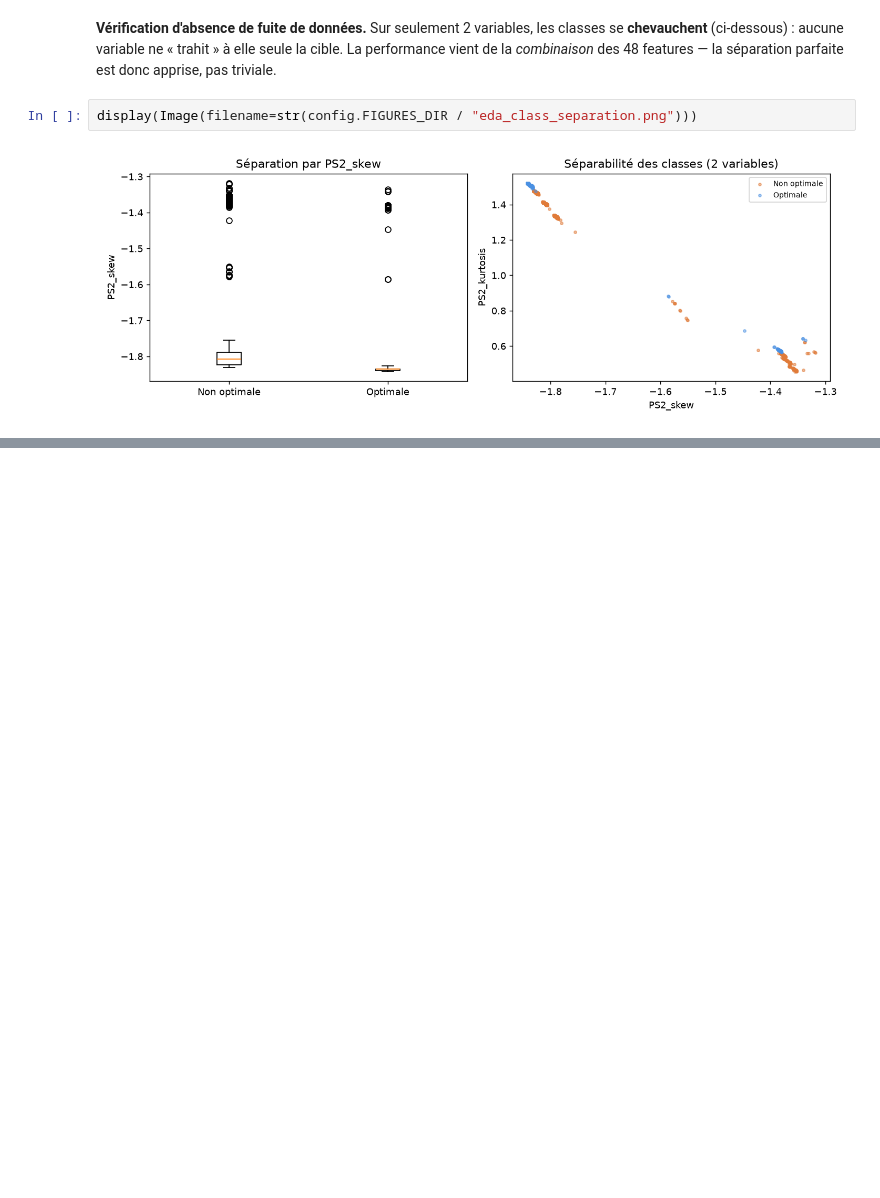
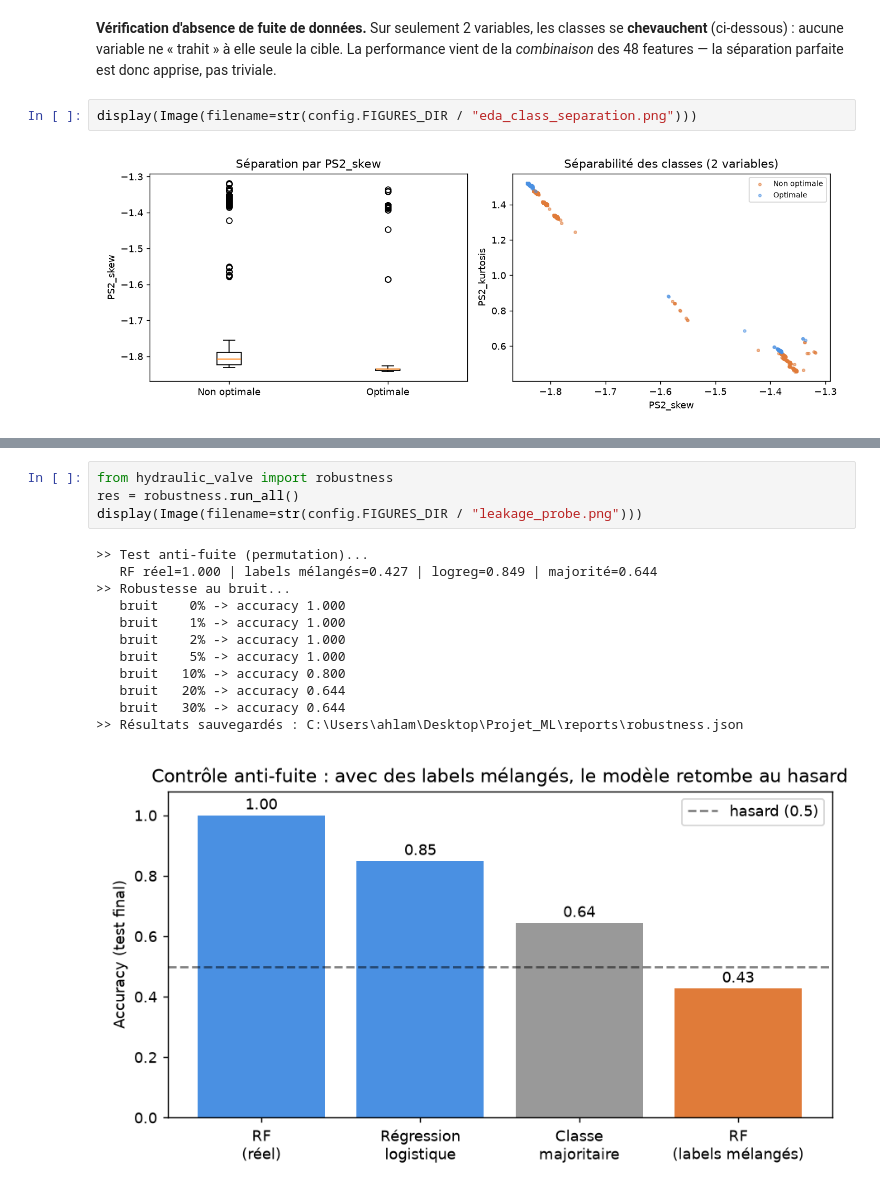
Before and after one commit to mdaoudi-de/Maintenance_Predective, a Jupyter notebook: notebooks/rapport_valve.ipynb, the cells around one changed output, grey strips where cells are left out. Cells and saved outputs as stored; diff of their text form; blank space fills up the shorter version.

```diff
--- a/notebooks/rapport_valve.ipynb
+++ b/notebooks/rapport_valve.ipynb
@@ -227,0 +237,17 @@ display(Image(filename=str(config.FIGURES_DIR / "eda_class_separation.png")))
+# %%
+from hydraulic_valve import robustness
+res = robustness.run_all()
+display(Image(filename=str(config.FIGURES_DIR / "leakage_probe.png")))
+# %% [output]
+>> Test anti-fuite (permutation)...
+   RF réel=1.000 | labels mélangés=0.427 | logreg=0.849 | majorité=0.644
+>> Robustesse au bruit...
+   bruit    0% -> accuracy 1.000
+   bruit    1% -> accuracy 1.000
+   bruit    2% -> accuracy 1.000
+   bruit    5% -> accuracy 1.000
+   bruit   10% -> accuracy 0.800
+   bruit   20% -> accuracy 0.644
+   bruit   30% -> accuracy 0.644
+>> Résultats sauvegardés : C:\Users\ahlam\Desktop\Projet_ML\reports\robustness.json
+[figure, added]
```
Also changed, not shown: parts of 5 cells of this notebook, 27 other files.
